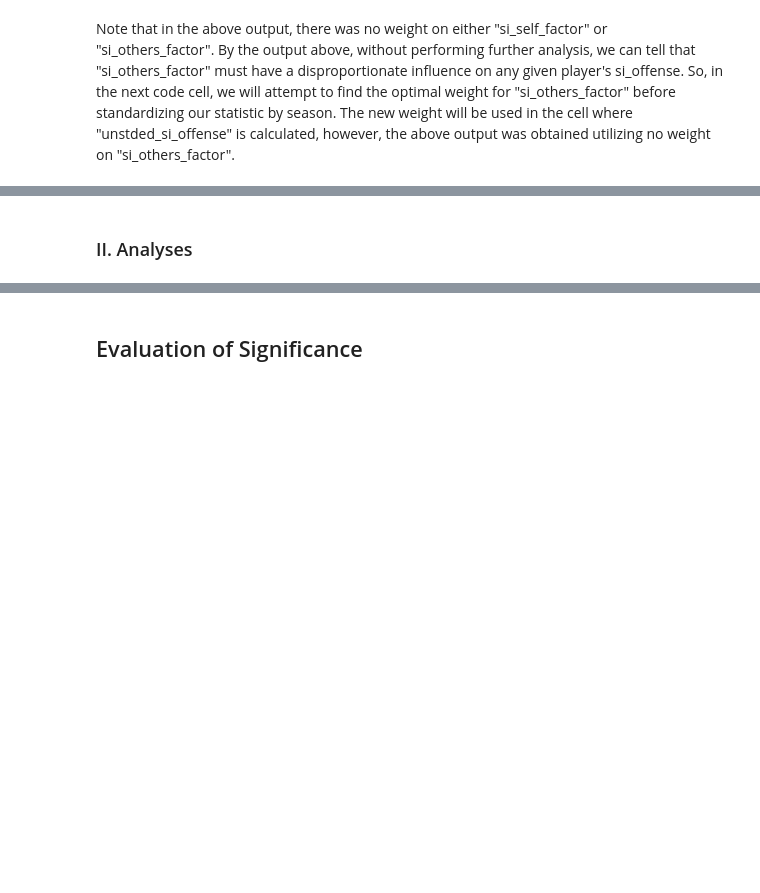
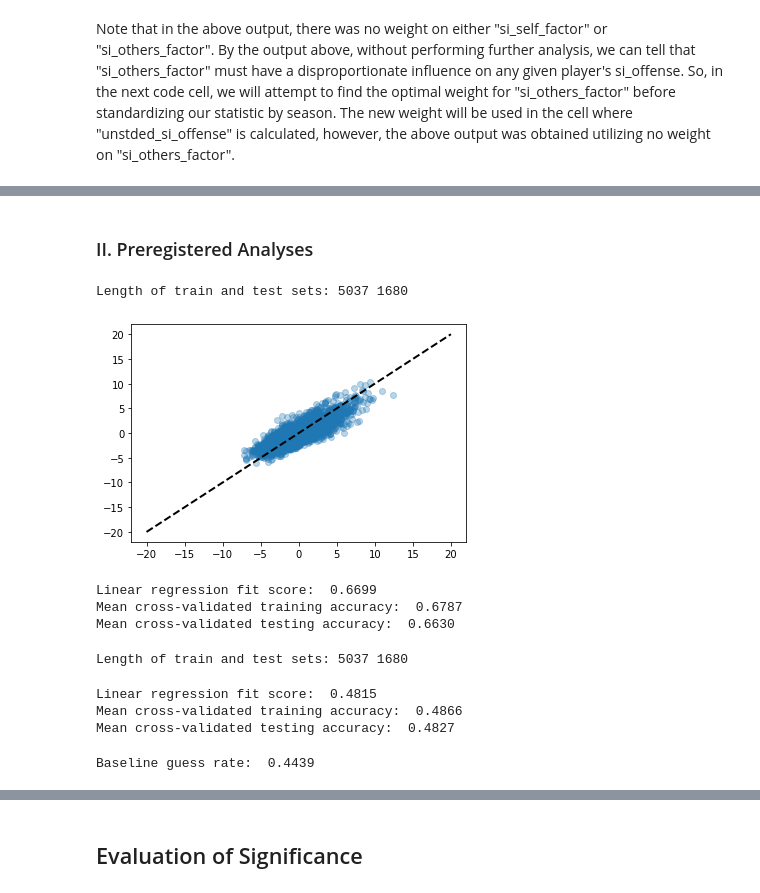
Before and after one commit to MAhram1/INFO-2950-Project, a Jupyter notebook: proj4.ipynb, the cells around one changed output, grey strips where cells are left out. Saved outputs shown, nothing was run; the diff lists cells and outputs as text; code cells hidden in the pictures; blank space fills up the shorter version.

```diff
--- a/proj4.ipynb
+++ b/proj4.ipynb
@@ -536,4 +538,4 @@ sorted_by_si_offense_rank.head(25)
 | 5518 | 2018 | Damian Lillard | 27 | POR | 73 | 73 | 1.000 | 2670 | 25.2 | 0.594 | ... | ... |
 25 rows × 82 columns
 # %% [markdown]
-### II. Analyses
+### II. Preregistered Analyses
@@ -539,0 +544,43 @@ sorted_by_si_offense_rank.head(25)
+# %%
+# train-test split (75%/25%)
+nba['ptsunassisted'] = nba.ptsunassisted2s + nba.ptsunassisted3s
+Xm_train, Xm_test, ym_train, ym_test = train_test_split(
+    nba[['ptsunassisted','assistpoints','ts%']],
+    nba['obpm'],
+    test_size= 0.25
+)
+print("Length of train and test sets:", len(ym_train), len(ym_test))
+# %% [output]
+Length of train and test sets: 5037 1680
+# %%
+# Cross-validating the multivariate linear model
+multi_lr = LinearRegression()
+multi_lin = multi_lr.fit(Xm_train,ym_train)
+ym_pred = cross_val_predict(multi_lr,Xm_train,ym_train,cv=10)
+
+# Plotting predicted offensive box plus/minus against these 3 performance stats
+plt.scatter(
+    ym_train,
+    ym_pred,
+    alpha = 0.3
+)
+plt.plot(
+    np.linspace(-20,20),
+    np.linspace(-20,20),
+    linestyle='dashed',
+    linewidth=2,
+    color = 'black',
+)
+plt.show()
+# %% [output]
+[figure, added]
+# %%
+print(f'Linear regression fit score: {multi_lin.score(Xm_test,ym_test) : .4f}')
+scores_train_multi = cross_val_score(multi_lr,Xm_train,ym_train,cv=10)
+print(f"Mean cross-validated training accuracy: {scores_train_multi.mean() : .4f}")
+scores_test_multi = cross_val_score(multi_lr,Xm_test,ym_test,cv=10)
+print(f"Mean cross-validated testing accuracy: {scores_test_multi.mean() : .4f}")
+# %% [output]
+Linear regression fit score:  0.6699
+Mean cross-validated training accuracy:  0.6787
+Mean cross-validated testing accuracy:  0.6630
@@ -539,0 +590,10 @@ sorted_by_si_offense_rank.head(25)
+# %%
+# train-test split (75%/25%)
+Xl_train, Xl_test, yl_train, yl_test = train_test_split(
+    nba[['si_offense']],
+    nba['pos'],
+    test_size= 0.25
+)
+print("Length of train and test sets:", len(yl_train), len(yl_test))
+# %% [output]
+Length of train and test sets: 5037 1680
@@ -539,0 +607,15 @@ sorted_by_si_offense_rank.head(25)
+# %%
+print(f'Linear regression fit score: {lm.score(Xl_test,yl_test) : .4f}')
+scores_train_log = cross_val_score(lm,Xl_train,yl_train,cv=10)
+print(f"Mean cross-validated training accuracy: {scores_train_log.mean() : .4f}")
+scores_test_log = cross_val_score(lm,Xl_test,yl_test,cv=10)
+print(f"Mean cross-validated testing accuracy: {scores_test_log.mean() : .4f}")
+# %% [output]
+Linear regression fit score:  0.4815
+Mean cross-validated training accuracy:  0.4866
+Mean cross-validated testing accuracy:  0.4827
+# %%
+# Naive guess of most common position, G
+print(f'Baseline guess rate: {(sum(nba.pos == "G")/len(nba)) : .4f}')
+# %% [output]
+Baseline guess rate:  0.4439
```
Also changed, not shown: parts of 23 cells of this notebook.
